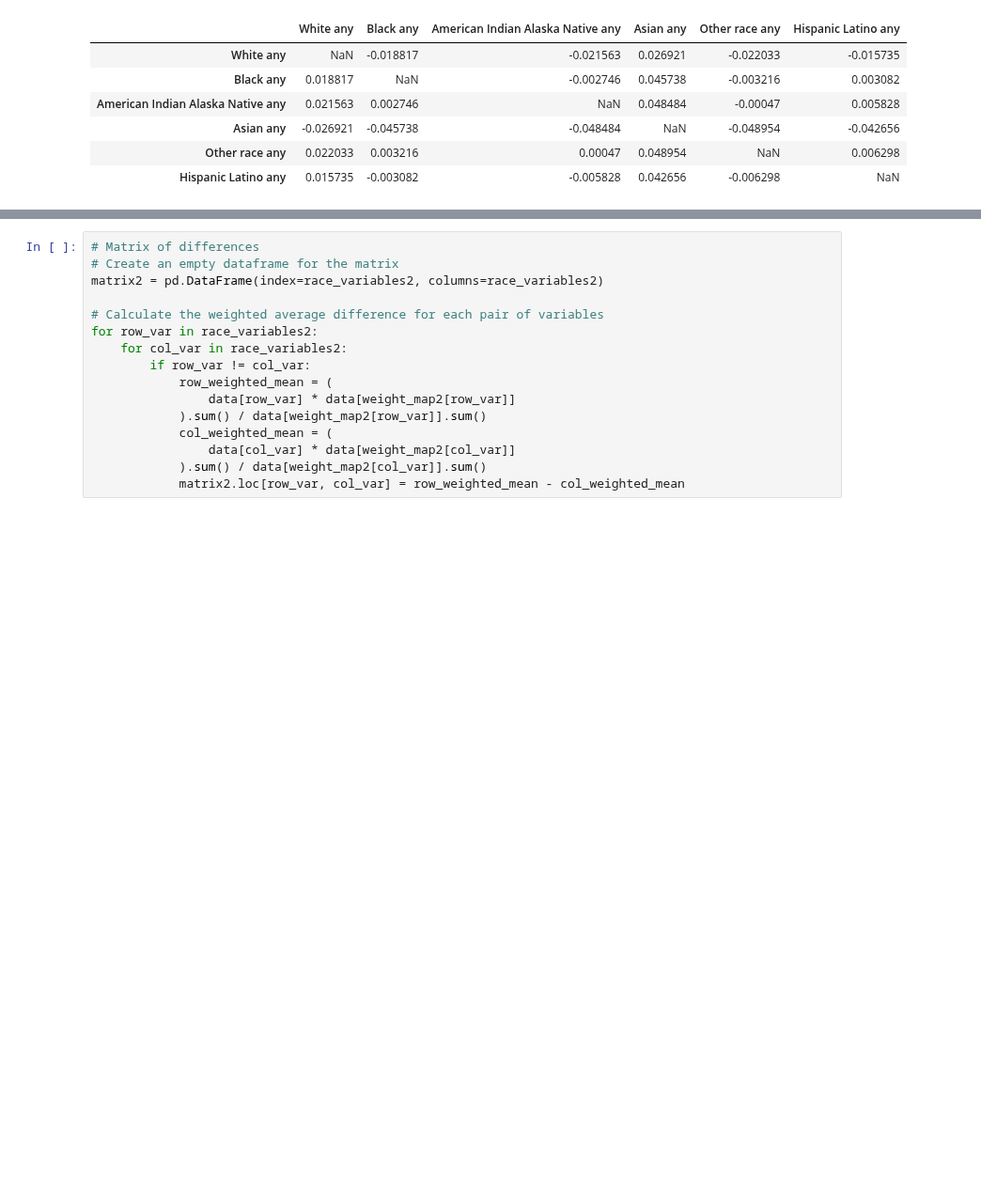
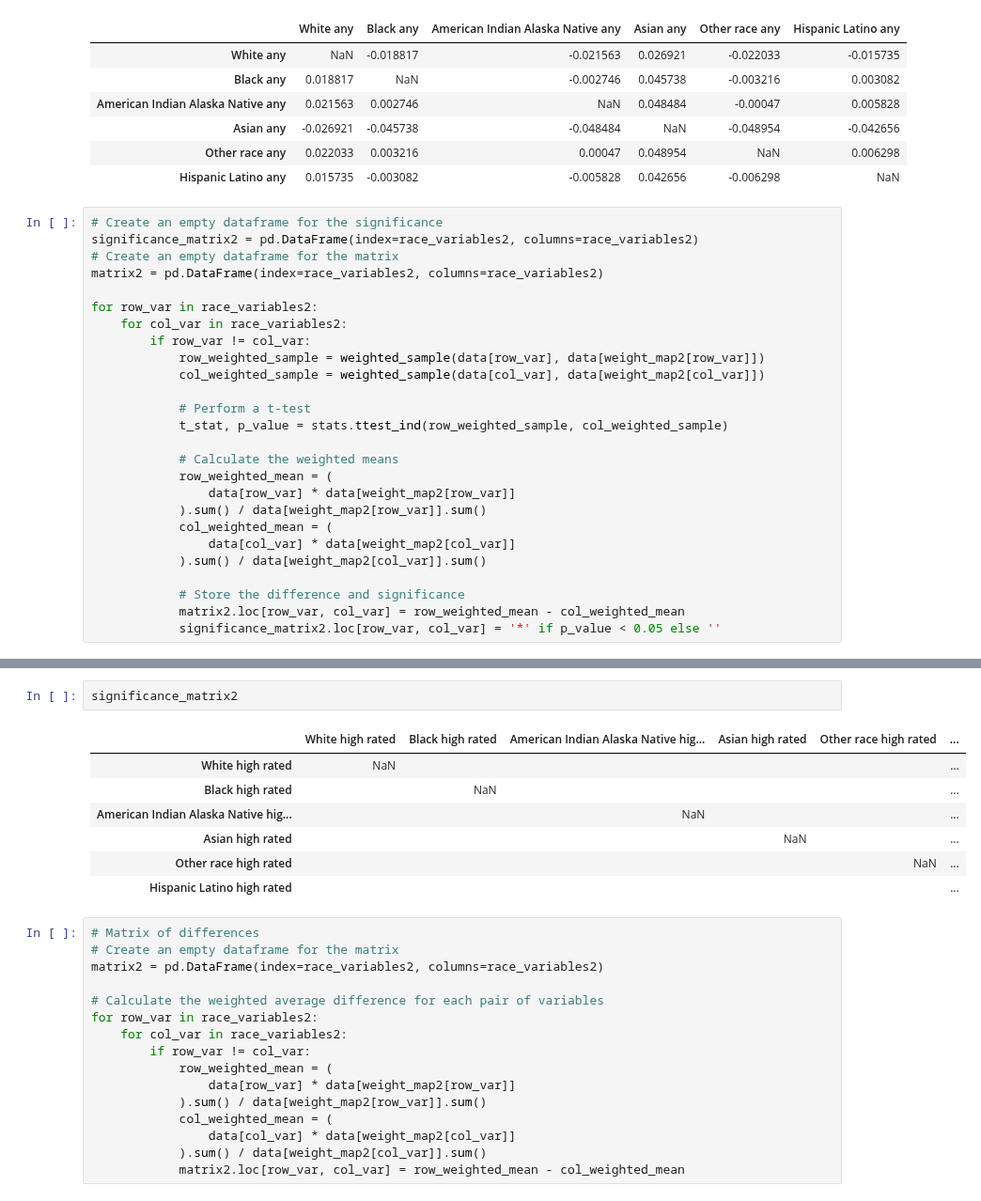
Before and after one commit to franc703/ecrq_stats, a Jupyter notebook: notebooks/produce_stats2.ipynb, the cells around one changed output, grey strips where cells are left out. Shown at 94% size. Drawn from its saved outputs; the diff is of its cells as text; blank space fills up the shorter version.

```diff
--- a/notebooks/produce_stats2.ipynb
+++ b/notebooks/produce_stats2.ipynb
@@ -479,3 +551,29 @@ matrix1
 | Asian any | -0.026921 | -0.045738 | -0.048484 | NaN | -0.048954 | -0.042656 |
 | Other race any | 0.022033 | 0.003216 | 0.00047 | 0.048954 | NaN | 0.006298 |
 | Hispanic Latino any | 0.015735 | -0.003082 | -0.005828 | 0.042656 | -0.006298 | NaN |
+# %%
+# Create an empty dataframe for the significance
+significance_matrix2 = pd.DataFrame(index=race_variables2, columns=race_variables2)
+# Create an empty dataframe for the matrix
+matrix2 = pd.DataFrame(index=race_variables2, columns=race_variables2)
+
+for row_var in race_variables2:
+    for col_var in race_variables2:
+        if row_var != col_var:
+            row_weighted_sample = weighted_sample(data[row_var], data[weight_map2[row_var]])
+            col_weighted_sample = weighted_sample(data[col_var], data[weight_map2[col_var]])
+
+            # Perform a t-test
+            t_stat, p_value = stats.ttest_ind(row_weighted_sample, col_weighted_sample)
+
+            # Calculate the weighted means
+            row_weighted_mean = (
+                data[row_var] * data[weight_map2[row_var]]
+            ).sum() / data[weight_map2[row_var]].sum()
+            col_weighted_mean = (
+                data[col_var] * data[weight_map2[col_var]]
+            ).sum() / data[weight_map2[col_var]].sum()
+
+            # Store the difference and significance
+            matrix2.loc[row_var, col_var] = row_weighted_mean - col_weighted_mean
+            significance_matrix2.loc[row_var, col_var] = '*' if p_value < 0.05 else ''
@@ -482,3 +590,13 @@ matrix1
+# %%
+significance_matrix2
+# %% [output]
+|  | White high rated | Black high rated | American Indian Alaska Native hig... | Asian high rated | Other race high rated | ... |
+| White high rated | NaN |  |  |  |  | ... |
+| Black high rated |  | NaN |  |  |  | ... |
+| American Indian Alaska Native hig... |  |  | NaN |  |  | ... |
+| Asian high rated |  |  |  | NaN |  | ... |
+| Other race high rated |  |  |  |  | NaN | ... |
+| Hispanic Latino high rated |  |  |  |  |  | ... |
 # %%
 # Matrix of differences
 # Create an empty dataframe for the matrix
```
Also changed, not shown: parts of 12 cells of this notebook, 1 other file.
